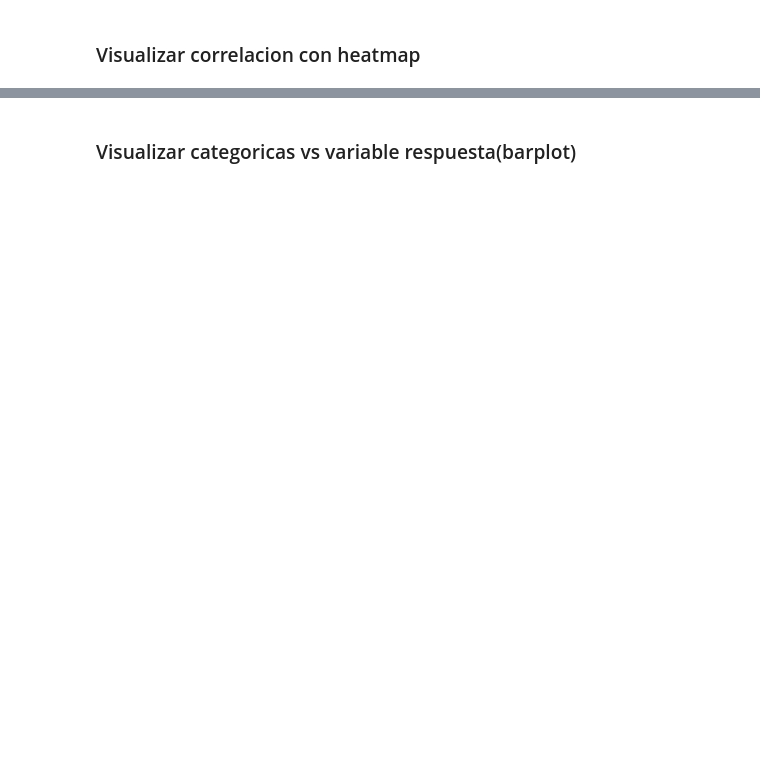
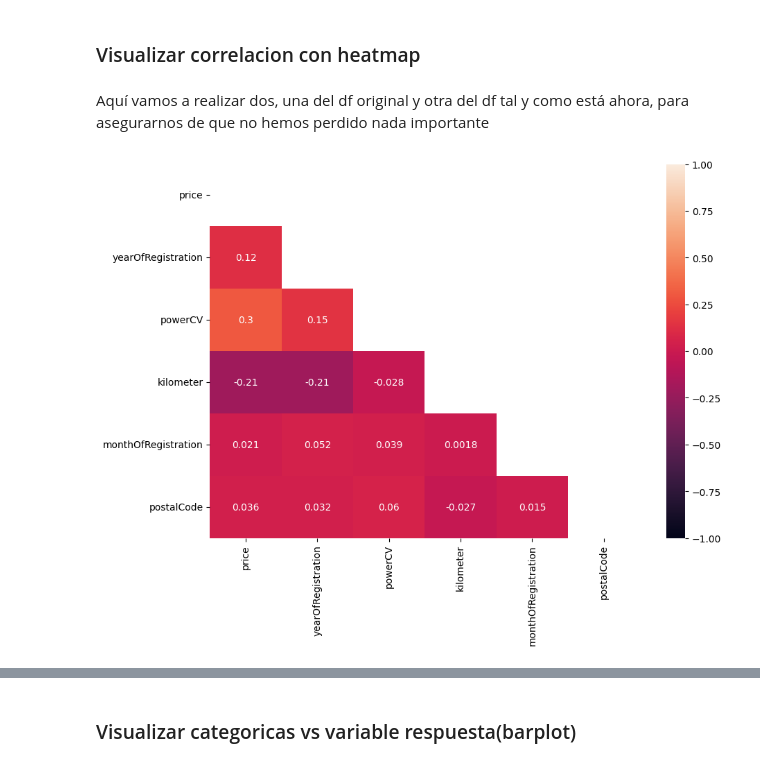
Before and after one commit to apelsito/laboratorio-modulo7-leccion01-eda-nulos, a Jupyter notebook: laboratorio-modulo7-leccion01-eda-nulos.ipynb, the cells around one changed output, grey strips where cells are left out. Cells and saved outputs as stored; diff of their text form; code cells hidden in the pictures; blank space fills up the shorter version.

```diff
--- a/laboratorio-modulo7-leccion01-eda-nulos.ipynb
+++ b/laboratorio-modulo7-leccion01-eda-nulos.ipynb
@@ -439,0 +457,2 @@ Podemos usarlas, vamos a crear un nuevo Dataframe con las columnas que usaremos,
+# %%
+df_old = df
@@ -452,2 +519,8 @@ KeyboardInterrupt:
 # %% [markdown]
 ### Visualizar correlacion con heatmap
+# %% [markdown]
+Aquí vamos a realizar dos, una del df original y otra del df tal y como está ahora, para asegurarnos de que no hemos perdido nada importante
+# %%
+matriz_correlacion(df_old)
+# %% [output]
+[figure, added]
```
Also changed, not shown: parts of 68 cells of this notebook, 2 other files.
